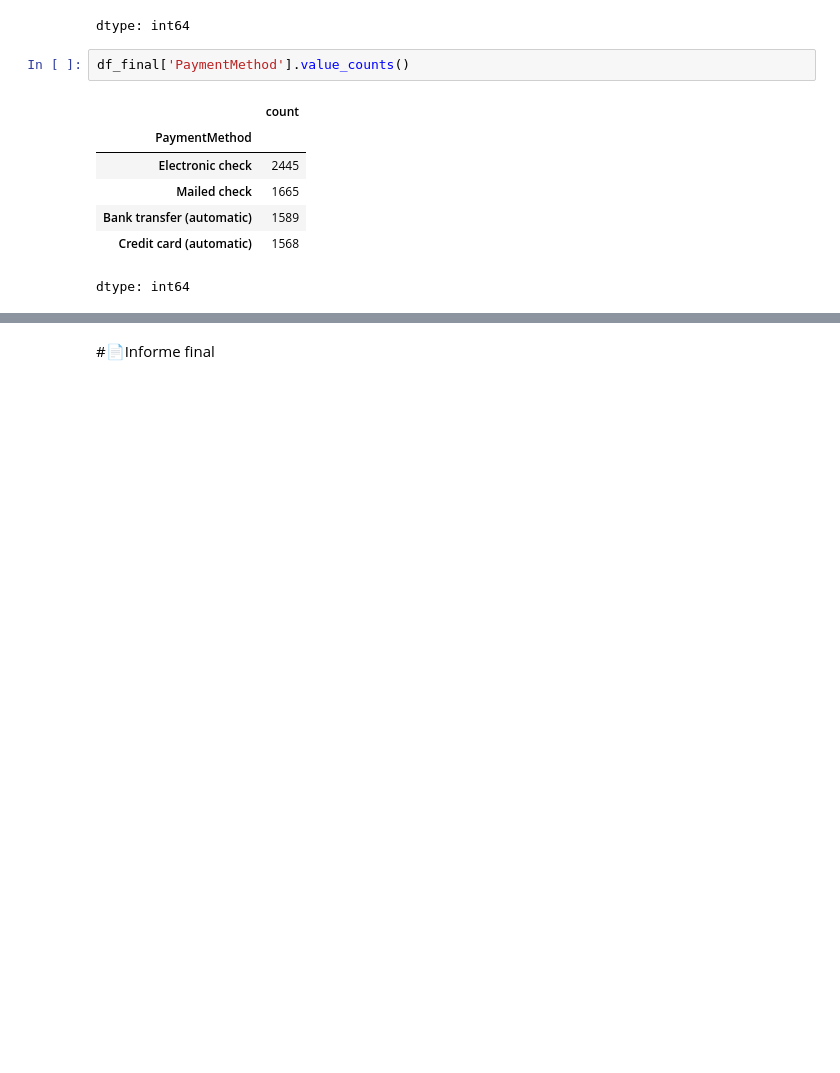
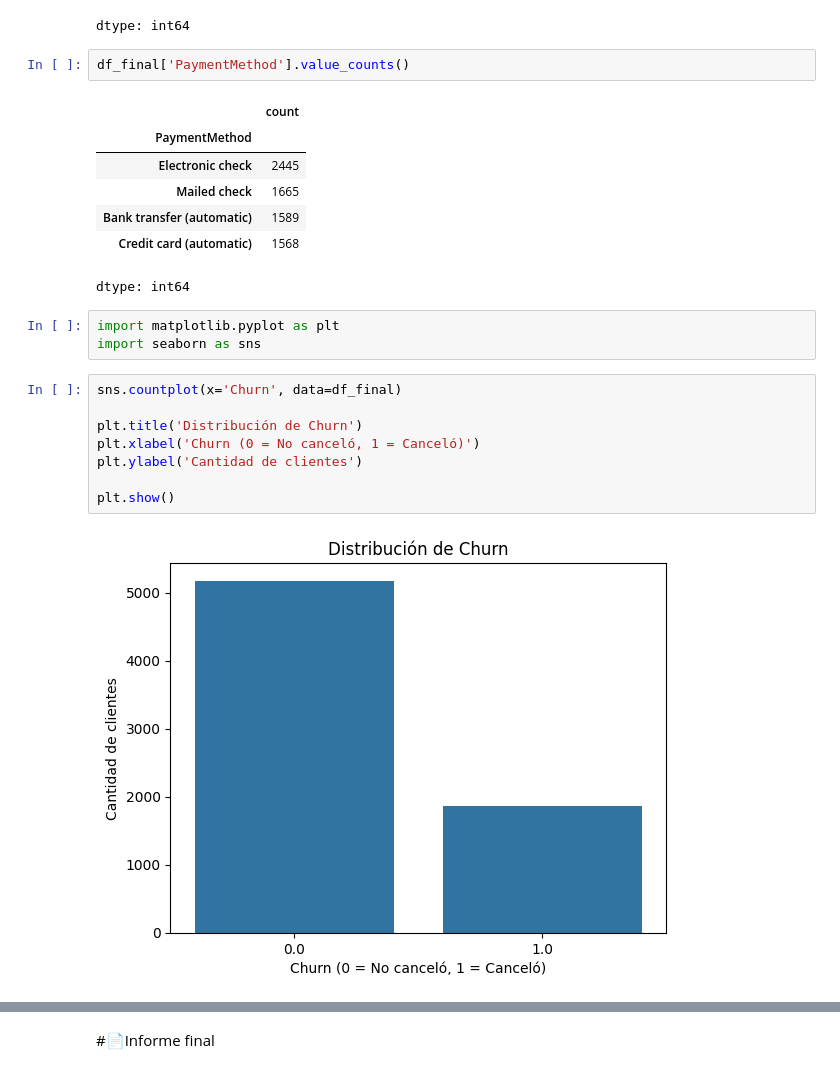
Before and after one commit to aldair27-c/TelecomX_LATAM, a Jupyter notebook: TelecomX_LATAM.ipynb, the cells around one changed output, grey strips where cells are left out. Drawn from its saved outputs; the diff is of its cells as text; blank space fills up the shorter version.

Commit message:
distribución de la variable Churn en el dataset.

```diff
--- a/TelecomX_LATAM.ipynb
+++ b/TelecomX_LATAM.ipynb
@@ -321,3 +321,16 @@ df_final['PaymentMethod'].value_counts()
 | Bank transfer (automatic) | 1589 |
 | Credit card (automatic) | 1568 |
 dtype: int64
+# %%
+import matplotlib.pyplot as plt
+import seaborn as sns
+# %%
+sns.countplot(x='Churn', data=df_final)
+
+plt.title('Distribución de Churn')
+plt.xlabel('Churn (0 = No canceló, 1 = Canceló)')
+plt.ylabel('Cantidad de clientes')
+
+plt.show()
+# %% [output]
+[figure, added]
```
Also changed, not shown: parts of 2 cells of this notebook.
